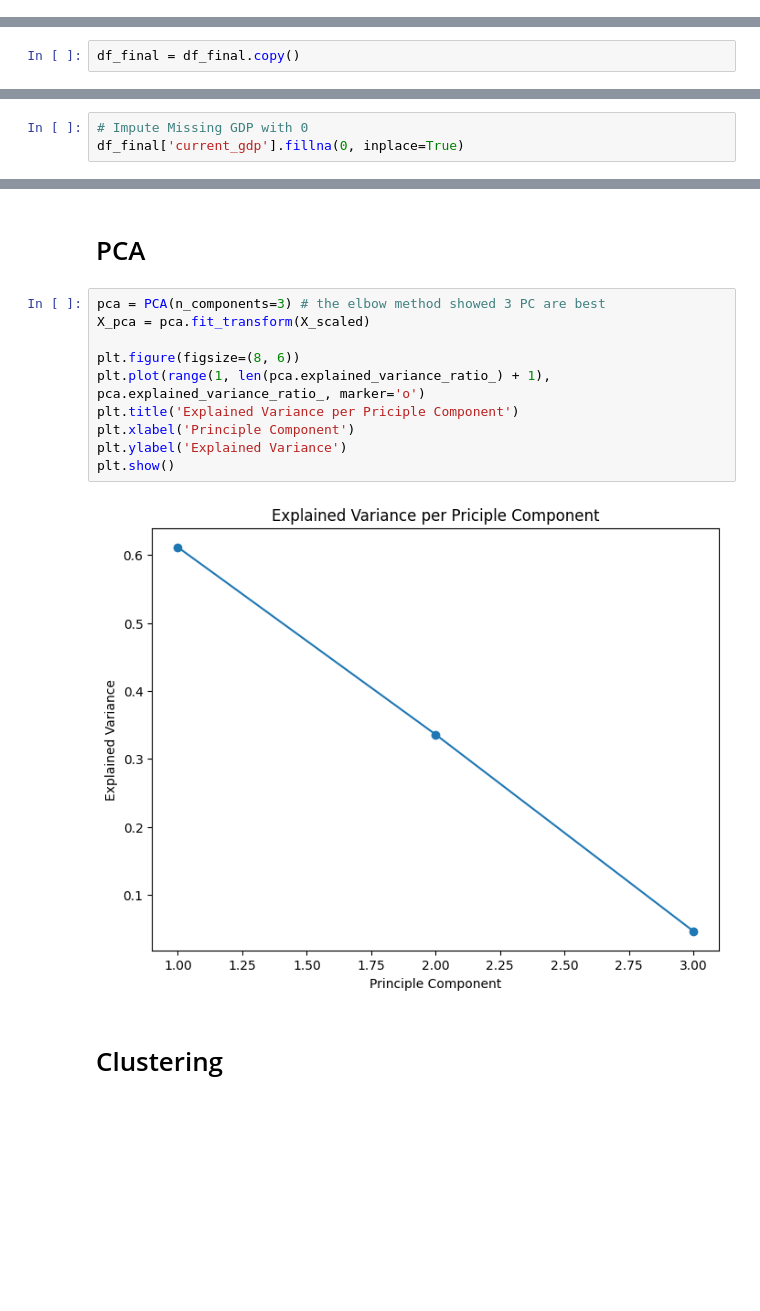
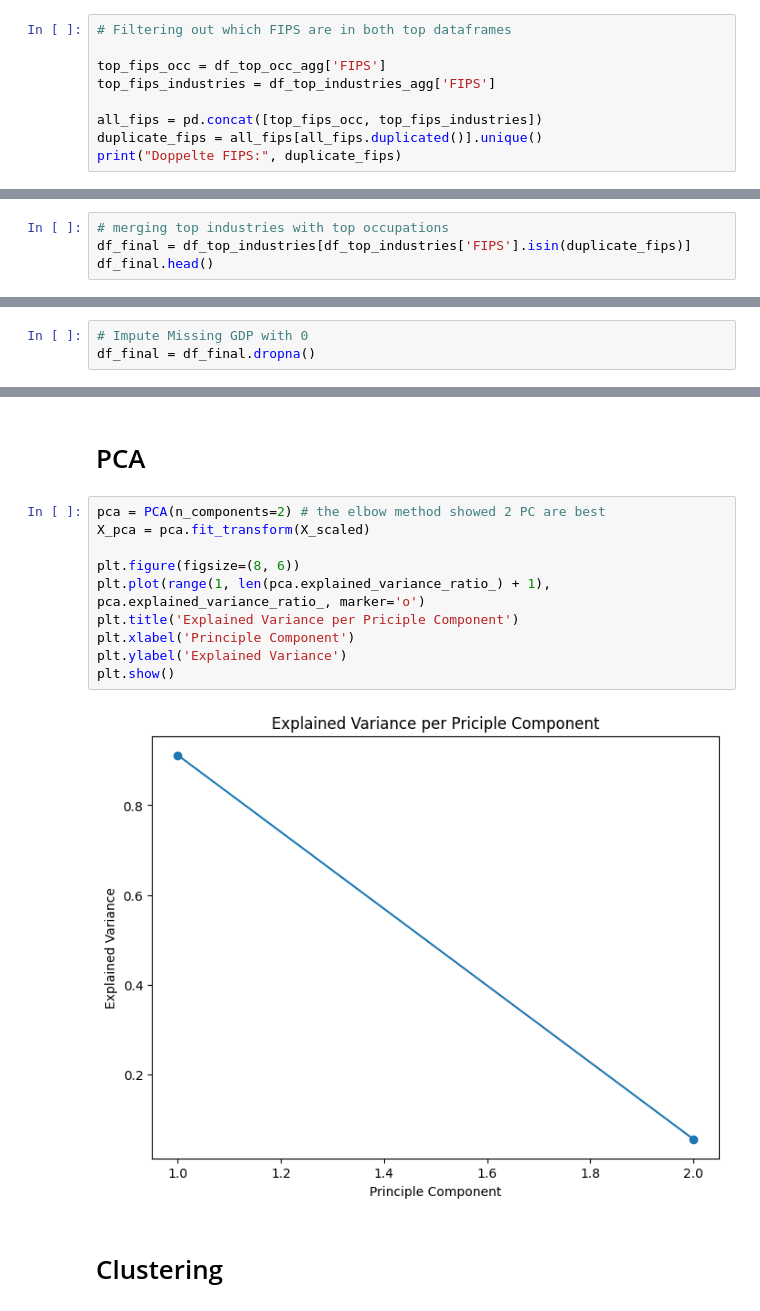
Before and after one commit to florivz/DDM-Project-WS24-25, a Jupyter notebook: analysis.ipynb, the cells around one changed output, grey strips where cells are left out. Cells and saved outputs as stored; diff of their text form; blank space fills up the shorter version.

```diff
--- a/analysis.ipynb
+++ b/analysis.ipynb
@@ -231,0 +417,9 @@ array(['5413', '5617', '2371', '3399', '3327', '3364', '8111', '3335',
+# %%
+# Filtering out which FIPS are in both top dataframes
+
+top_fips_occ = df_top_occ_agg['FIPS']
+top_fips_industries = df_top_industries_agg['FIPS']
+
+all_fips = pd.concat([top_fips_occ, top_fips_industries])
+duplicate_fips = all_fips[all_fips.duplicated()].unique()
+print("Doppelte FIPS:", duplicate_fips)
@@ -245,0 +434,4 @@ df_final.head()
+# %%
+# merging top industries with top occupations
+df_final = df_top_industries[df_top_industries['FIPS'].isin(duplicate_fips)]
+df_final.head()
@@ -268,4 +469,2 @@ df_final.head()
 # %% [markdown]
 # Data Preprocessing
-# %%
-df_final = df_final.copy()
@@ -272,3 +480,3 @@ df_final = df_final.copy()
 # %%
 # Impute Missing GDP with 0
-df_final['current_gdp'].fillna(0, inplace=True)
+df_final = df_final.dropna()
@@ -290,17 +491,17 @@ X_scaled = scaler.fit_transform(X)
 # %% [markdown]
 # PCA
 # %%
-pca = PCA(n_components=3) # the elbow method showed 3 PC are best
+pca = PCA(n_components=2) # the elbow method showed 2 PC are best
 X_pca = pca.fit_transform(X_scaled)
 
 plt.figure(figsize=(8, 6))
 plt.plot(range(1, len(pca.explained_variance_ratio_) + 1), pca.explained_variance_ratio_, marker='o')
 plt.title('Explained Variance per Priciple Component')
 plt.xlabel('Principle Component')
 plt.ylabel('Explained Variance')
 plt.show()
 # %% [output]
-[figure, old version]
+[figure, new version]
 # %% [markdown]
 # Clustering
 # %%
```
Also changed, not shown: parts of 40 cells of this notebook.
